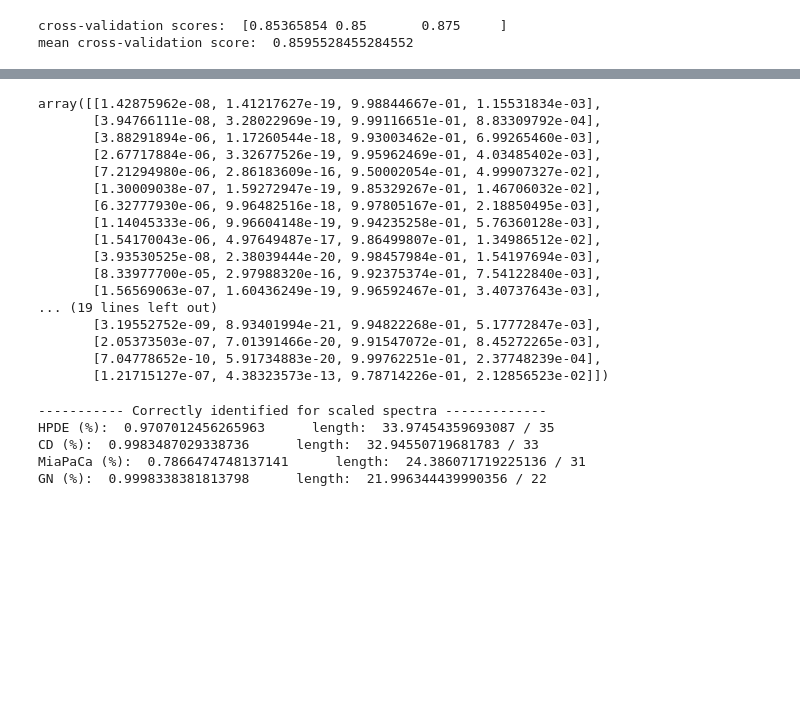
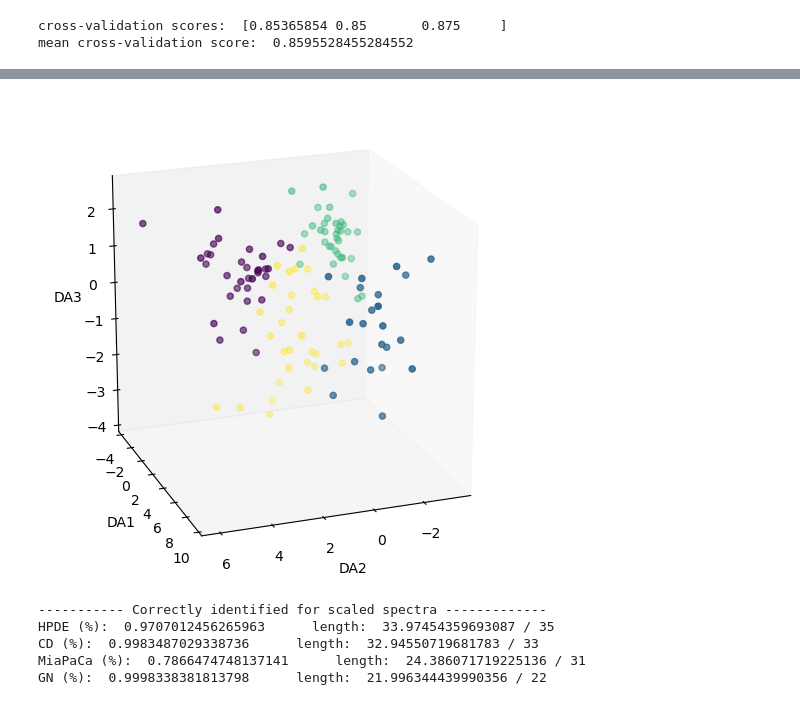
Before and after one commit to kpark11/Springboard, a Jupyter notebook: Capstone-Project/SERS_Raman_Pancreatic_Cancer/SERS_Raman_Pancreatic_Cancer.ipynb, the cells around one changed output, grey strips where cells are left out. Cells and saved outputs as stored; diff of their text form; code cells hidden in the pictures; blank space fills up the shorter version.

```diff
--- a/Capstone-Project/SERS_Raman_Pancreatic_Cancer/SERS_Raman_Pancreatic_Cancer.ipynb
+++ b/Capstone-Project/SERS_Raman_Pancreatic_Cancer/SERS_Raman_Pancreatic_Cancer.ipynb
@@ -597,28 +623,19 @@ mean cross-validation score:  0.8595528455284552
+# %%
+ax = plt.figure(figsize=(5,5)).add_subplot(projection='3d')
+ax.scatter(DA2,DA1,DA3,c=df_master.iloc[:,-1])
+ax.set(xlabel=('DA2'), ylabel=('DA1'), zlabel=('DA3'))
+plt.tight_layout()
+ax.set_box_aspect(aspect=(4,4,4), zoom=1)
+ax.view_init(elev=20, azim=70)
+ax.grid(False)
+plt.show()
+# %% [output]
+[figure, added]
 # %%
 CD_pred = lda.predict_proba(pca_df.transform(df_scaled_CD.T))
 GN_pred = lda.predict_proba(pca_df.transform(df_scaled_GN.T))
 HPDE_pred = lda.predict_proba(pca_df.transform(df_scaled_HPDE.T))
 MiaPaCa_pred = lda.predict_proba(pca_df.transform(df_scaled_MiaPaCa.T))
-# %%
-HPDE_pred
-# %% [output]
-array([[1.42875962e-08, 1.41217627e-19, 9.98844667e-01, 1.15531834e-03],
-       [3.94766111e-08, 3.28022969e-19, 9.99116651e-01, 8.83309792e-04],
-       [3.88291894e-06, 1.17260544e-18, 9.93003462e-01, 6.99265460e-03],
-       [2.67717884e-06, 3.32677526e-19, 9.95962469e-01, 4.03485402e-03],
-       [7.21294980e-06, 2.86183609e-16, 9.50002054e-01, 4.99907327e-02],
-       [1.30009038e-07, 1.59272947e-19, 9.85329267e-01, 1.46706032e-02],
-       [6.32777930e-06, 9.96482516e-18, 9.97805167e-01, 2.18850495e-03],
-       [1.14045333e-06, 9.96604148e-19, 9.94235258e-01, 5.76360128e-03],
-       [1.54170043e-06, 4.97649487e-17, 9.86499807e-01, 1.34986512e-02],
-       [3.93530525e-08, 2.38039444e-20, 9.98457984e-01, 1.54197694e-03],
-       [8.33977700e-05, 2.97988320e-16, 9.92375374e-01, 7.54122840e-03],
-       [1.56569063e-07, 1.60436249e-19, 9.96592467e-01, 3.40737643e-03],
-... (19 lines left out)
-       [3.19552752e-09, 8.93401994e-21, 9.94822268e-01, 5.17772847e-03],
-       [2.05373503e-07, 7.01391466e-20, 9.91547072e-01, 8.45272265e-03],
-       [7.04778652e-10, 5.91734883e-20, 9.99762251e-01, 2.37748239e-04],
-       [1.21715127e-07, 4.38323573e-13, 9.78714226e-01, 2.12856523e-02]])
 # %%
 print('----------- Correctly identified for scaled spectra -------------')
 print('HPDE (%): ',HPDE_pred[:,2].sum()/df_scaled_HPDE.shape[1], '     length: ', HPDE_pred[:,2].sum(), '/', df_scaled_HPDE.shape[1])
```
Also changed, not shown: parts of 8 cells of this notebook, 7 other files.
